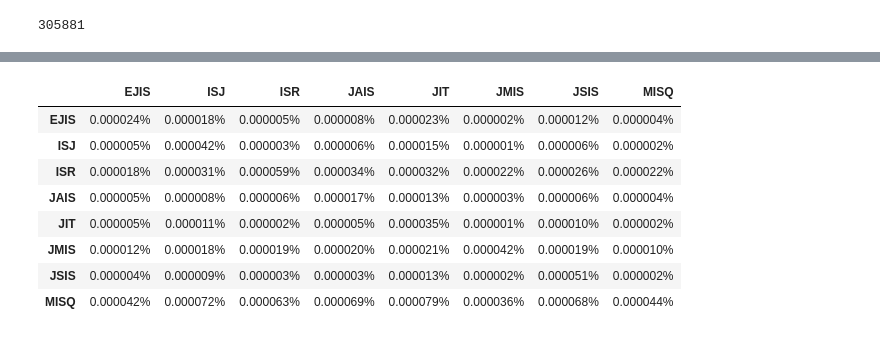
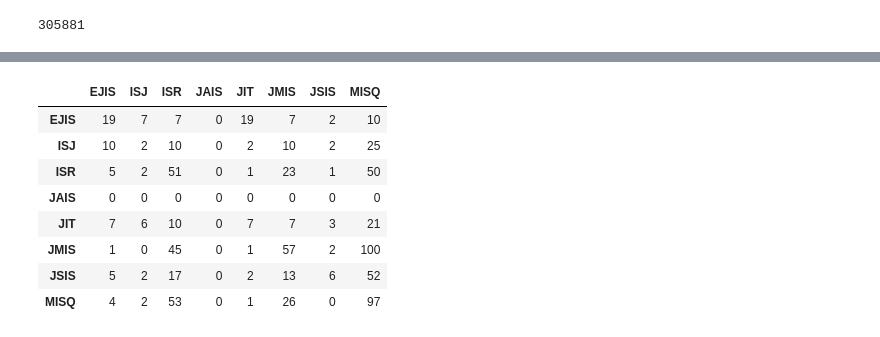
Before and after one commit to parhamamiri1/IS-Research, a Jupyter notebook: IS Citation Pattern.ipynb, the cells around one changed output, grey strips where cells are left out. Saved outputs shown, nothing was run; the diff lists cells and outputs as text; code cells hidden in the pictures.

```diff
--- a/IS Citation Pattern.ipynb
+++ b/IS Citation Pattern.ipynb
@@ -192,5 +99,0 @@ citation_per = citation.copy()
-# %%
-for so in listofso:
-    for ta in listofj:
-        citation_per.loc[ta,so]= (citation.loc[ta,so]/given_citation[so]*100)
-print (citation_per)
@@ -407,5 +99,0 @@ recieved_citatio_2000 = citation_2000.sum(axis=1) # number of citation each jour
-# %%
-citation_per_2000= citation_2000
-for so in listofso:
-    for ta in listofj:
-        citation_per_2000.loc[ta,so]= citation_2000.loc[ta,so]/given_citation_2000[so]
@@ -425,12 +99,0 @@ df['var3'] = pd.Series(["{0:.2f}%".format(val * 100) for val in df['var3']], ind
-# %%
-citation_per_2000
-# %% [output]
-|  | EJIS | ISJ | ISR | JAIS | JIT | JMIS | JSIS | MISQ |
-| EJIS | 0.000024% | 0.000018% | 0.000005% | 0.000008% | 0.000023% | 0.000002% | 0.000012% | 0.000004% |
-| ISJ | 0.000005% | 0.000042% | 0.000003% | 0.000006% | 0.000015% | 0.000001% | 0.000006% | 0.000002% |
-| ISR | 0.000018% | 0.000031% | 0.000059% | 0.000034% | 0.000032% | 0.000022% | 0.000026% | 0.000022% |
-| JAIS | 0.000005% | 0.000008% | 0.000006% | 0.000017% | 0.000013% | 0.000003% | 0.000006% | 0.000004% |
-| JIT | 0.000005% | 0.000011% | 0.000002% | 0.000005% | 0.000035% | 0.000001% | 0.000010% | 0.000002% |
-| JMIS | 0.000012% | 0.000018% | 0.000019% | 0.000020% | 0.000021% | 0.000042% | 0.000019% | 0.000010% |
-| JSIS | 0.000004% | 0.000009% | 0.000003% | 0.000003% | 0.000013% | 0.000002% | 0.000051% | 0.000002% |
-| MISQ | 0.000042% | 0.000072% | 0.000063% | 0.000069% | 0.000079% | 0.000036% | 0.000068% | 0.000044% |
@@ -438,0 +111,32 @@ citation_per_2000
+# %%
+#each journal number of citations to other journals based on year
+listofj=['MISQ', 'ISR', 'JMIS','JIT','ISJ', "JSIS", 'EJIS', 'JAIS' ] # Cited article is in these journals
+listofso=['MISQ', 'ISR', 'JMIS','JIT','ISJ', "JSIS", 'EJIS', 'JAIS' ] # The article is in these journals
+
+for article in dic:
+    year=article['year']
+    source=article['source']
+    targets=article['target']
+    for target in targets:
+        jname=target['j']
+        jcount=target['count']
+        for so in listofso:
+            for ta in listofj:
+                for i in range (2000,2019): # We have articles from 2000 to 2018
+                    if source==so:
+                        if jname==ta:
+                            if year==i:
+                                final[i][ta][so]=final[i][ta][so]+jcount  # rows will be the source of article, columns are cited journals
+# %%
+citation=pd.DataFrame(data=final[2001])
+citation
+# %% [output]
+|  | EJIS | ISJ | ISR | JAIS | JIT | JMIS | JSIS | MISQ |
+| EJIS | 19 | 7 | 7 | 0 | 19 | 7 | 2 | 10 |
+| ISJ | 10 | 2 | 10 | 0 | 2 | 10 | 2 | 25 |
+| ISR | 5 | 2 | 51 | 0 | 1 | 23 | 1 | 50 |
+| JAIS | 0 | 0 | 0 | 0 | 0 | 0 | 0 | 0 |
+| JIT | 7 | 6 | 10 | 0 | 7 | 7 | 3 | 21 |
+| JMIS | 1 | 0 | 45 | 0 | 1 | 57 | 2 | 100 |
+| JSIS | 5 | 2 | 17 | 0 | 2 | 13 | 6 | 52 |
+| MISQ | 4 | 2 | 53 | 0 | 1 | 26 | 0 | 97 |
```
Also changed, not shown: parts of 41 cells of this notebook.
